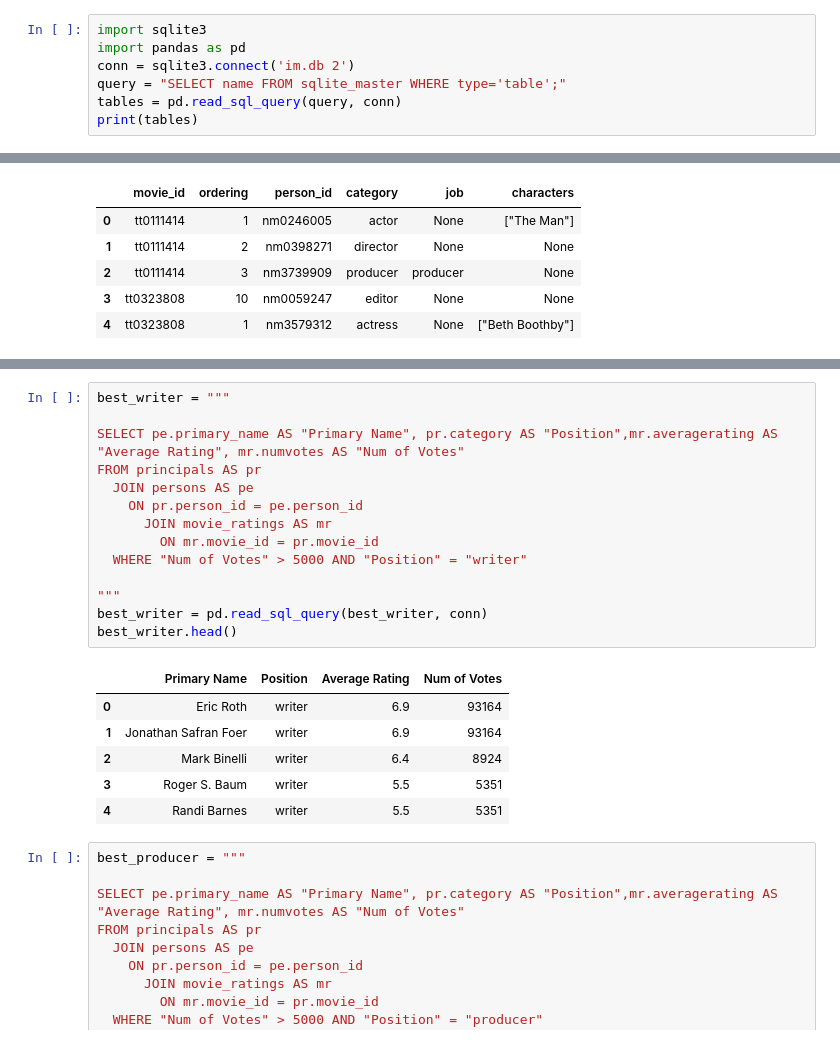
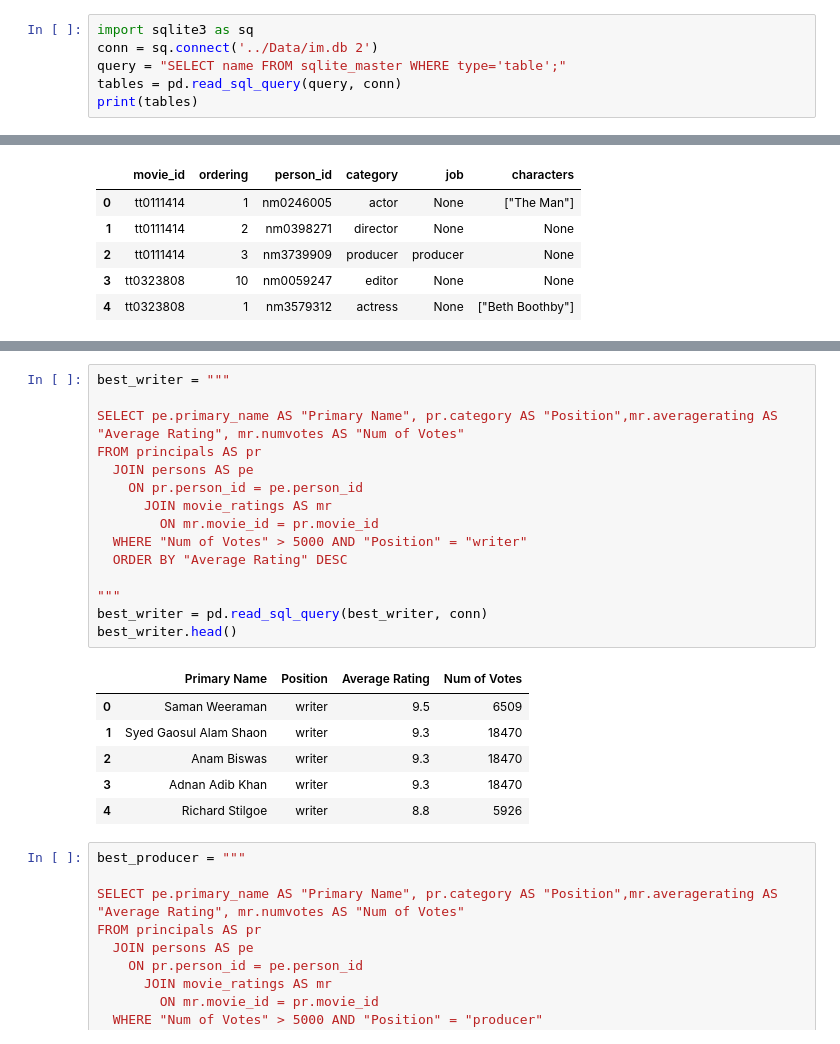
Before and after one commit to falloutb1tch/Movie_Project, a Jupyter notebook: Notebooks/Yiyi_Working_Notebook.ipynb, the cells around one changed output, grey strips where cells are left out. Saved outputs shown, nothing was run; the diff lists cells and outputs as text.

```diff
--- a/Notebooks/Yiyi_Working_Notebook.ipynb
+++ b/Notebooks/Yiyi_Working_Notebook.ipynb
@@ -22,7 +37,6 @@ budgets_df.head()
 # %%
-import sqlite3
-import pandas as pd
-conn = sqlite3.connect('im.db 2')
+import sqlite3 as sq
+conn = sq.connect('../Data/im.db 2')
 query = "SELECT name FROM sqlite_master WHERE type='table';"
 tables = pd.read_sql_query(query, conn)
 print(tables)
@@ -151,24 +168,25 @@ best_editor.head()
 # %%
 best_writer = """
 
 SELECT pe.primary_name AS "Primary Name", pr.category AS "Position",mr.averagerating AS "Average Rating", mr.numvotes AS "Num of Votes"
 FROM principals AS pr
   JOIN persons AS pe
     ON pr.person_id = pe.person_id
       JOIN movie_ratings AS mr
         ON mr.movie_id = pr.movie_id
   WHERE "Num of Votes" > 5000 AND "Position" = "writer"
+  ORDER BY "Average Rating" DESC
 
 """
 best_writer = pd.read_sql_query(best_writer, conn)
 best_writer.head()
 # %% [output]
 |  | Primary Name | Position | Average Rating | Num of Votes |
-| 0 | Eric Roth | writer | 6.9 | 93164 |
-| 1 | Jonathan Safran Foer | writer | 6.9 | 93164 |
-| 2 | Mark Binelli | writer | 6.4 | 8924 |
-| 3 | Roger S. Baum | writer | 5.5 | 5351 |
-| 4 | Randi Barnes | writer | 5.5 | 5351 |
+| 0 | Saman Weeraman | writer | 9.5 | 6509 |
+| 1 | Syed Gaosul Alam Shaon | writer | 9.3 | 18470 |
+| 2 | Anam Biswas | writer | 9.3 | 18470 |
+| 3 | Adnan Adib Khan | writer | 9.3 | 18470 |
+| 4 | Richard Stilgoe | writer | 8.8 | 5926 |
 # %%
 best_producer = """
 
```
Also changed, not shown: parts of 18 cells of this notebook.
